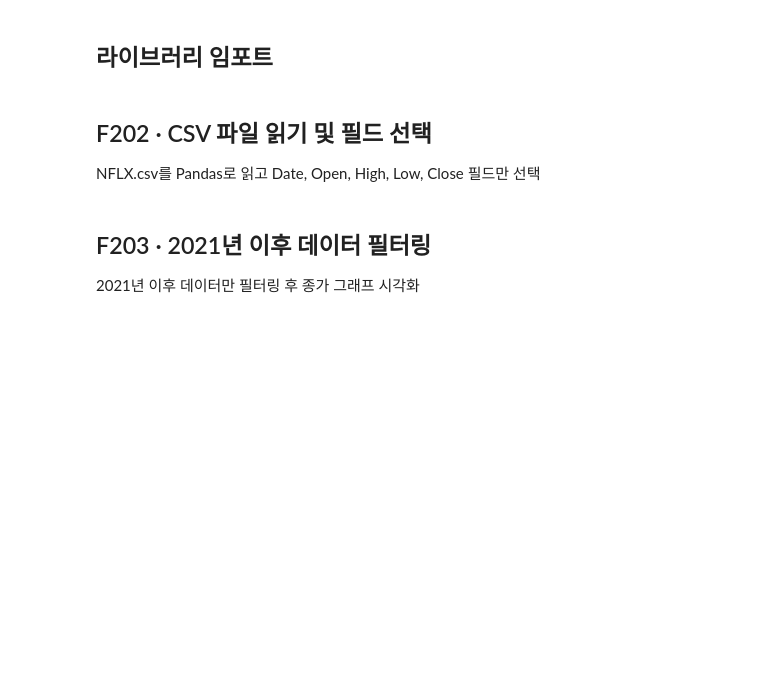
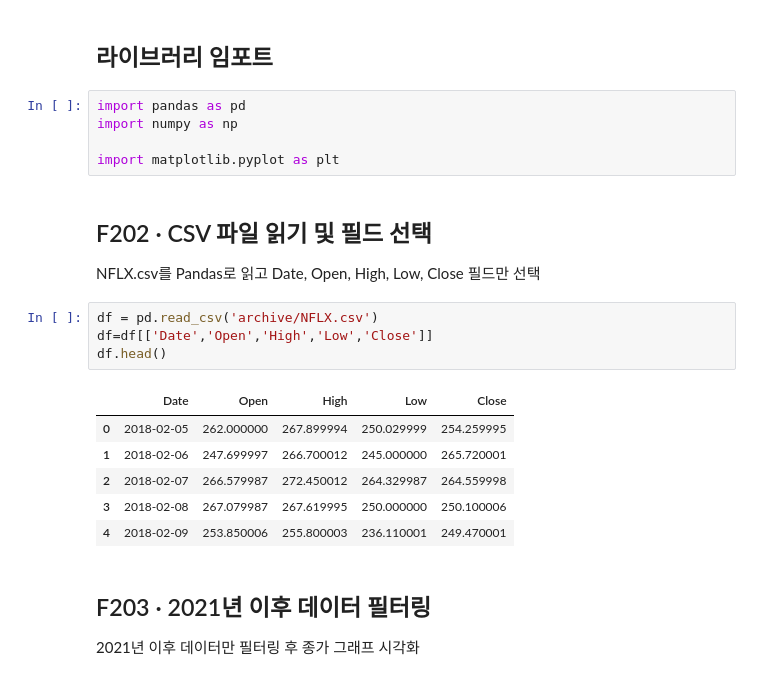
Before and after one commit to baegseoyeon99-collab/netflix_project, a Jupyter notebook: netflix_stock_analysis.ipynb, the cells around one changed output. Saved outputs shown, nothing was run; the diff lists cells and outputs as text; blank space fills up the shorter version.

```diff
--- a/netflix_stock_analysis.ipynb
+++ b/netflix_stock_analysis.ipynb
@@ -4,10 +4,26 @@
 금융 상품 비교 애플리케이션 · 관통 프로젝트 02
 # %% [markdown]
 ## 라이브러리 임포트
+# %%
+import pandas as pd
+import numpy as np
+
+import matplotlib.pyplot as plt
 # %% [markdown]
 ## F202 · CSV 파일 읽기 및 필드 선택
 
 NFLX.csv를 Pandas로 읽고 Date, Open, High, Low, Close 필드만 선택
+# %%
+df = pd.read_csv('archive/NFLX.csv')
+df=df[['Date','Open','High','Low','Close']]
+df.head()
+# %% [output]
+|  | Date | Open | High | Low | Close |
+| 0 | 2018-02-05 | 262.000000 | 267.899994 | 250.029999 | 254.259995 |
+| 1 | 2018-02-06 | 247.699997 | 266.700012 | 245.000000 | 265.720001 |
+| 2 | 2018-02-07 | 266.579987 | 272.450012 | 264.329987 | 264.559998 |
+| 3 | 2018-02-08 | 267.079987 | 267.619995 | 250.000000 | 250.100006 |
+| 4 | 2018-02-09 | 253.850006 | 255.800003 | 236.110001 | 249.470001 |
 # %% [markdown]
 ## F203 · 2021년 이후 데이터 필터링
 
```
Also changed, not shown: parts of 4 cells of this notebook, 1 other file.
